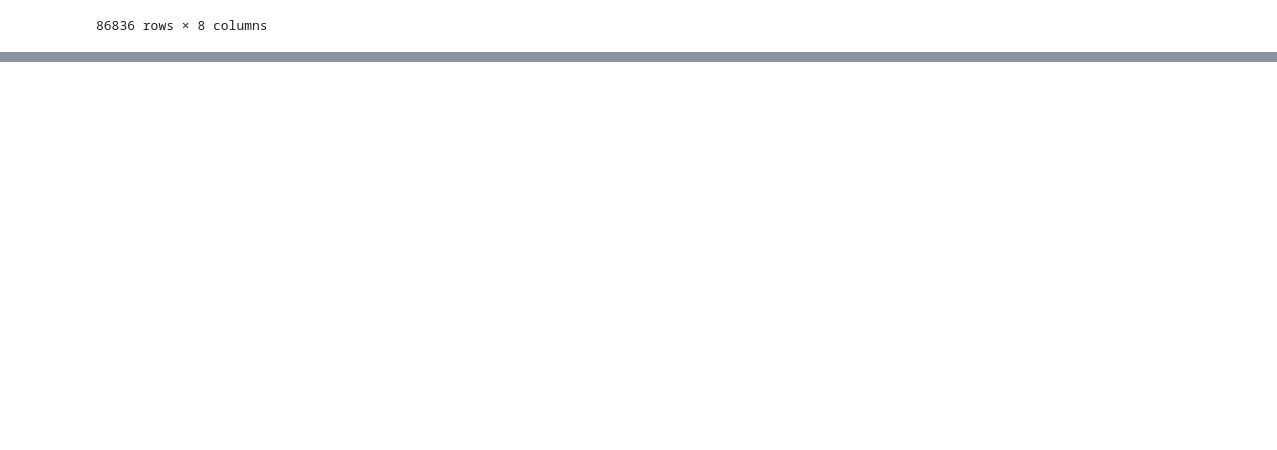
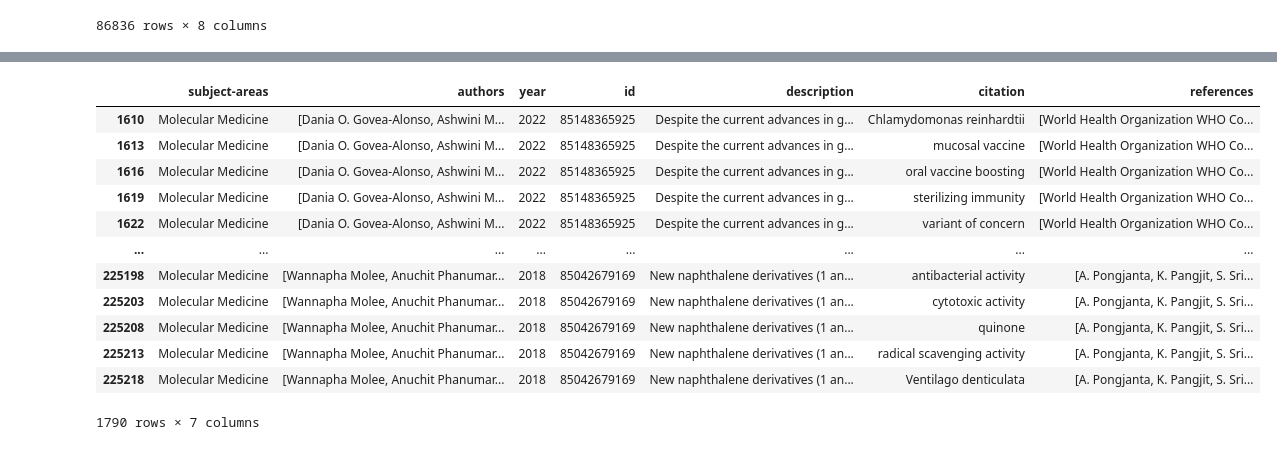
Before and after one commit to Pongsaky/dsde-project, a Jupyter notebook: prepare_data.ipynb, the cells around one changed output, grey strips where cells are left out. Drawn from its saved outputs; the diff is of its cells as text; code cells hidden in the pictures; blank space fills up the shorter version.

```diff
--- a/prepare_data.ipynb
+++ b/prepare_data.ipynb
@@ -176,3 +176,6 @@ data.data
 86836 rows × 8 columns
 # %%
 data.save_data()
+# %%
+df = data.data
+df.head(5)
@@ -178,0 +193,6 @@ data.save_data()
+# %%
+df.drop(columns=["abstracts"], inplace=True)
+# %%
+# Extract subject-areas columns (List String) to one subject-area column (String)
+new_df = df.explode("subject-areas", ignore_index=True)
+new_df.sample(5)
@@ -178,0 +226,16 @@ data.save_data()
+# %%
+new_df[new_df["subject-areas"] == 'Molecular Medicine']
+# %% [output]
+|  | subject-areas | authors | year | id | description | citation | references |
+| 1610 | Molecular Medicine | [Dania O. Govea-Alonso, Ashwini M... | 2022 | 85148365925 | Despite the current advances in g... | Chlamydomonas reinhardtii | [World Health Organization WHO Co... |
+| 1613 | Molecular Medicine | [Dania O. Govea-Alonso, Ashwini M... | 2022 | 85148365925 | Despite the current advances in g... | mucosal vaccine | [World Health Organization WHO Co... |
+| 1616 | Molecular Medicine | [Dania O. Govea-Alonso, Ashwini M... | 2022 | 85148365925 | Despite the current advances in g... | oral vaccine boosting | [World Health Organization WHO Co... |
+| 1619 | Molecular Medicine | [Dania O. Govea-Alonso, Ashwini M... | 2022 | 85148365925 | Despite the current advances in g... | sterilizing immunity | [World Health Organization WHO Co... |
+| 1622 | Molecular Medicine | [Dania O. Govea-Alonso, Ashwini M... | 2022 | 85148365925 | Despite the current advances in g... | variant of concern | [World Health Organization WHO Co... |
+| ... | ... | ... | ... | ... | ... | ... | ... |
+| 225198 | Molecular Medicine | [Wannapha Molee, Anuchit Phanumar... | 2018 | 85042679169 | New naphthalene derivatives (1 an... | antibacterial activity | [A. Pongjanta, K. Pangjit, S. Sri... |
+| 225203 | Molecular Medicine | [Wannapha Molee, Anuchit Phanumar... | 2018 | 85042679169 | New naphthalene derivatives (1 an... | cytotoxic activity | [A. Pongjanta, K. Pangjit, S. Sri... |
+| 225208 | Molecular Medicine | [Wannapha Molee, Anuchit Phanumar... | 2018 | 85042679169 | New naphthalene derivatives (1 an... | quinone | [A. Pongjanta, K. Pangjit, S. Sri... |
+| 225213 | Molecular Medicine | [Wannapha Molee, Anuchit Phanumar... | 2018 | 85042679169 | New naphthalene derivatives (1 an... | radical scavenging activity | [A. Pongjanta, K. Pangjit, S. Sri... |
+| 225218 | Molecular Medicine | [Wannapha Molee, Anuchit Phanumar... | 2018 | 85042679169 | New naphthalene derivatives (1 an... | Ventilago denticulata | [A. Pongjanta, K. Pangjit, S. Sri... |
+1790 rows × 7 columns
```
Also changed, not shown: parts of 5 cells of this notebook, 2 other files.
